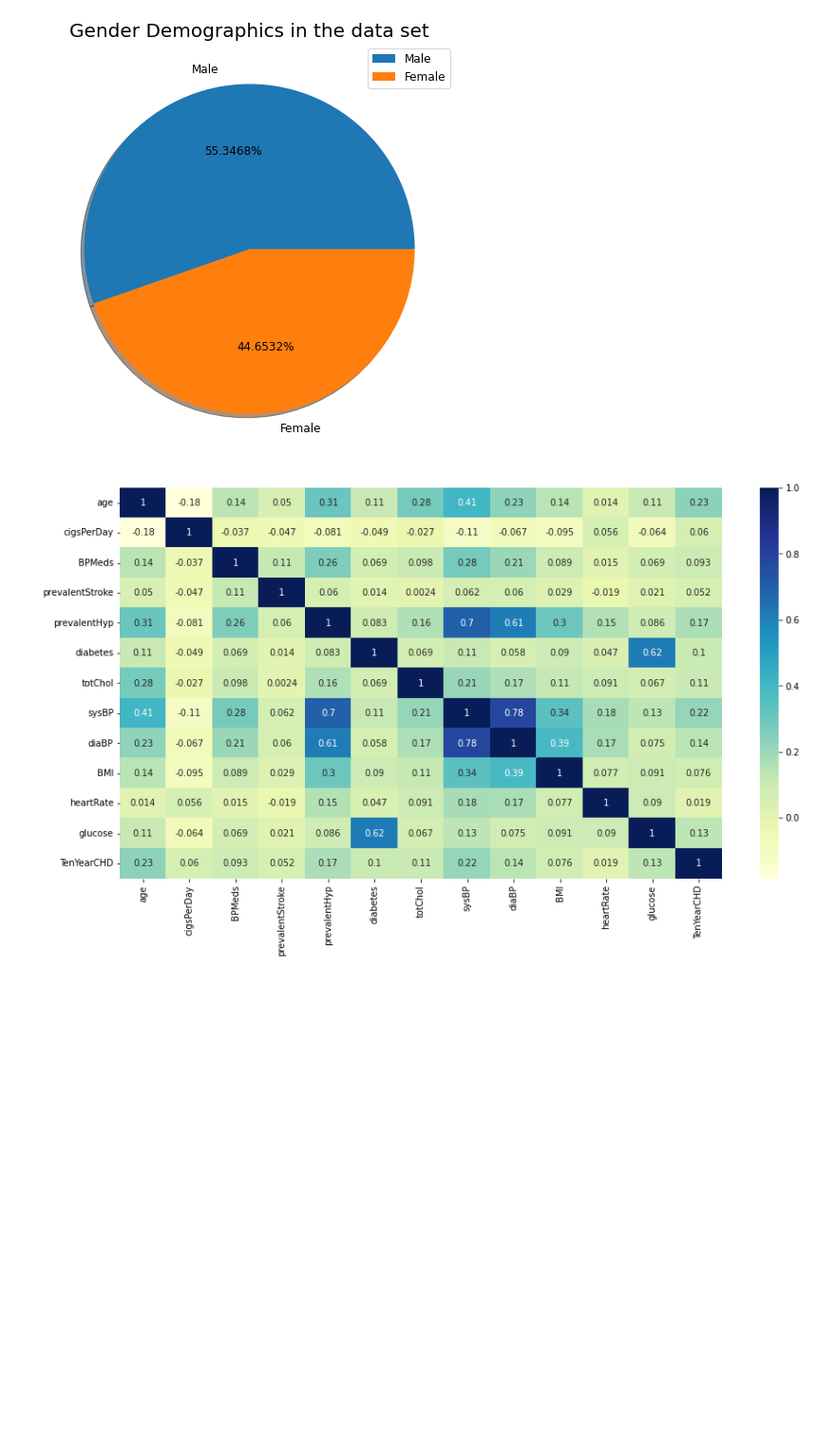
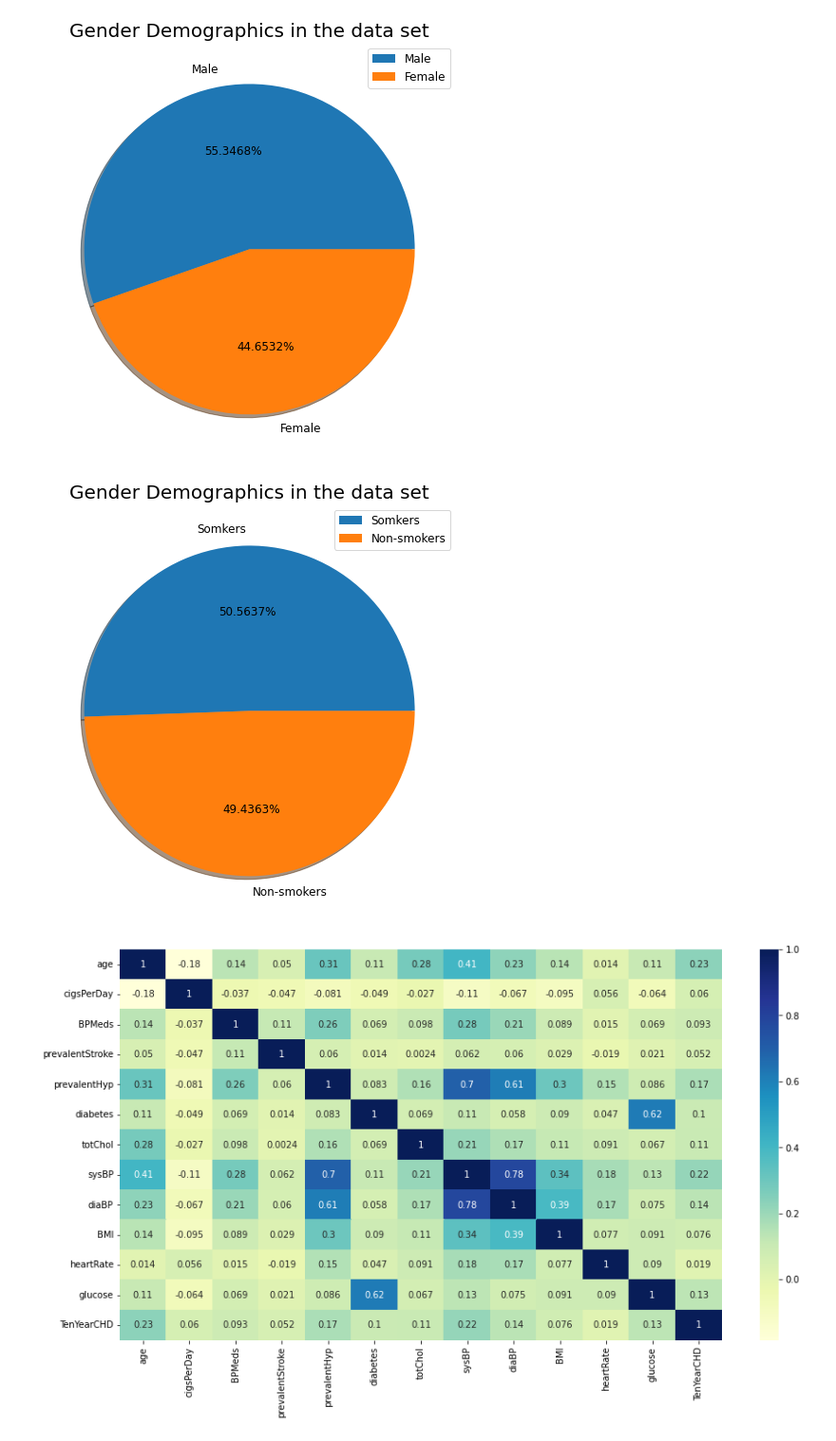
Before and after one commit to Ayushman0Singh/CardiovascularDiseaseRiskPrediction, a Jupyter notebook: CardiovascularRiskPrediction.ipynb, the cells around one changed output. Shown: that part at 95% size. Saved outputs shown, nothing was run; the diff lists cells and outputs as text; code cells hidden in the pictures; blank space fills up the shorter version.

```diff
--- a/CardiovascularRiskPrediction.ipynb
+++ b/CardiovascularRiskPrediction.ipynb
@@ -193,6 +193,19 @@ plt.legend()
 plt.show()
 # %% [output]
 [figure]
+# %%
+#checking Male-female split in the data
+counts = list(df['is_smoking'].value_counts()) #counting each catagory
+labels = 'Somkers', 'Non-smokers' #labels
+matplotlib.rcParams['font.size'] = 12
+matplotlib.rcParams['figure.figsize'] = (8, 8)
+plt.pie(counts, labels=labels, shadow=True, autopct="%.4f%%")
+plt.title('Gender Demographics in the data set', fontsize=20)
+plt.axis('off')
+plt.legend()
+plt.show()
+# %% [output]
+[figure, added]
 # %%
 #checking correlation for all the features given to us
 plt.figure(figsize=(15,8))
```
Also changed, not shown: parts of 35 cells of this notebook.
